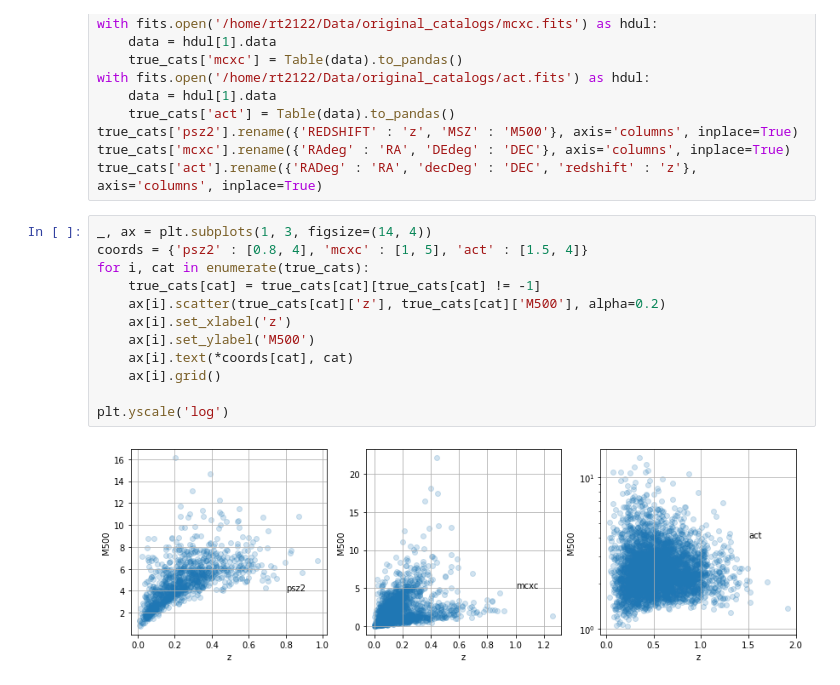
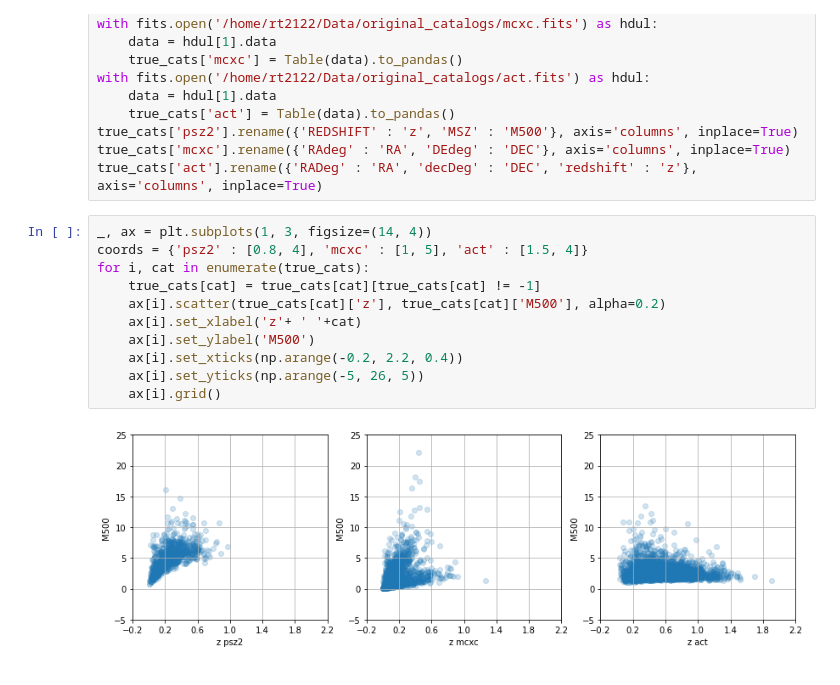
Before and after one commit to rt2122/data-segmentation-2, a Jupyter notebook: visualizations/divide_cat_m500_z.ipynb, the cells around one changed output. Drawn from its saved outputs; the diff is of its cells as text.

```diff
--- a/visualizations/divide_cat_m500_z.ipynb
+++ b/visualizations/divide_cat_m500_z.ipynb
@@ -182,14 +182,13 @@ true_cats['act'].rename({'RADeg' : 'RA', 'decDeg' : 'DEC', 'redshift' : 'z'}, ax
 # %%
 _, ax = plt.subplots(1, 3, figsize=(14, 4))
 coords = {'psz2' : [0.8, 4], 'mcxc' : [1, 5], 'act' : [1.5, 4]}
 for i, cat in enumerate(true_cats):
     true_cats[cat] = true_cats[cat][true_cats[cat] != -1]
     ax[i].scatter(true_cats[cat]['z'], true_cats[cat]['M500'], alpha=0.2)
-    ax[i].set_xlabel('z')
+    ax[i].set_xlabel('z'+ ' '+cat)
     ax[i].set_ylabel('M500')
-    ax[i].text(*coords[cat], cat)
+    ax[i].set_xticks(np.arange(-0.2, 2.2, 0.4))
+    ax[i].set_yticks(np.arange(-5, 26, 5))
     ax[i].grid()
-
-plt.yscale('log')
 # %% [output]
-[figure, old version]
+[figure, new version]
```
Also changed, not shown: 2 other files.
